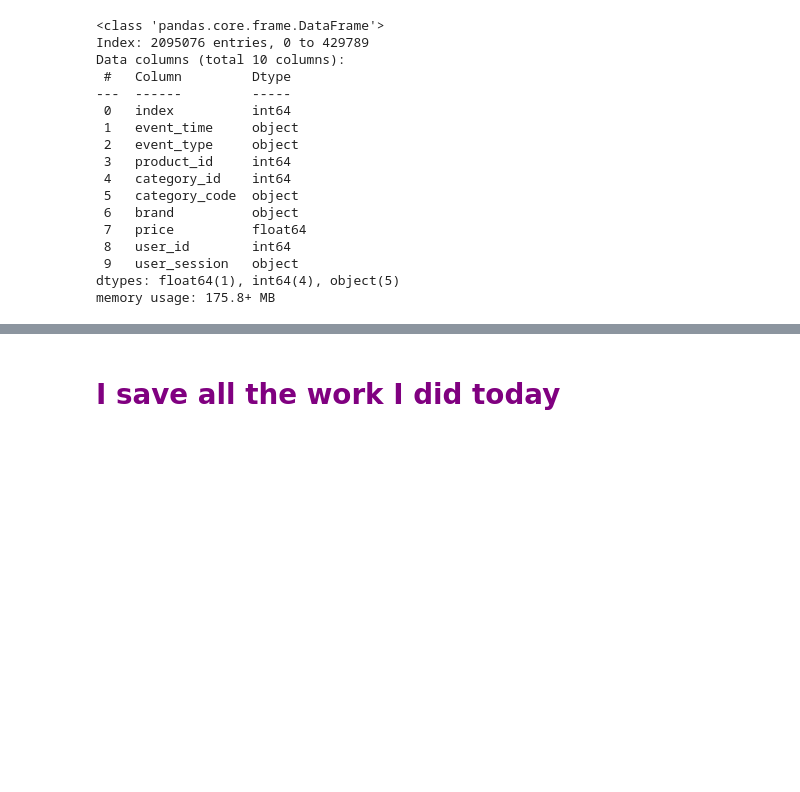
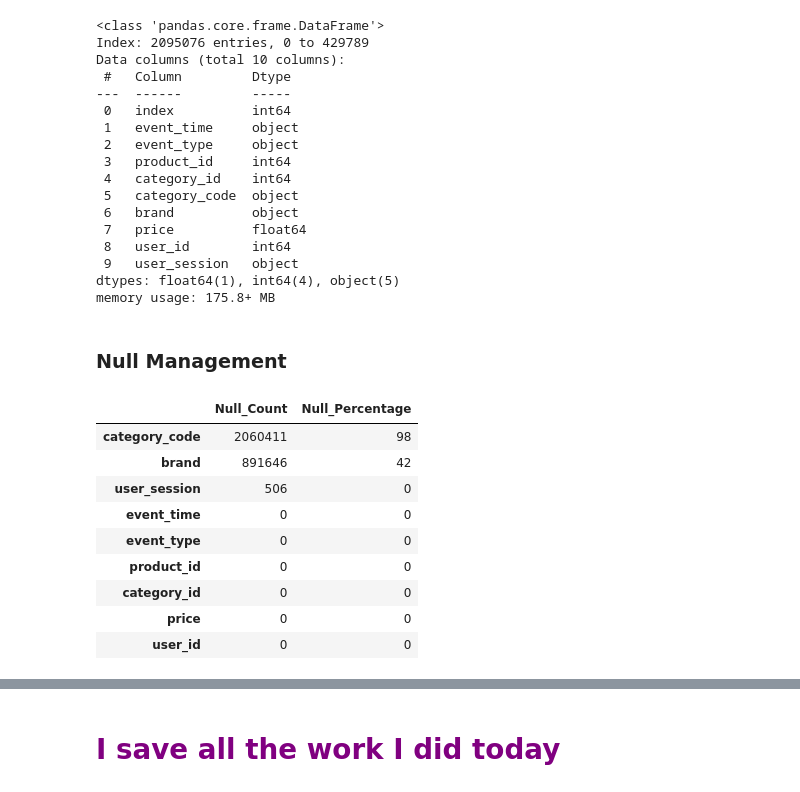
Before and after one commit to javierlopezm/Optimizacion_Ecommerce, a Jupyter notebook: Optimizacion_Ecommerce.ipynb, the cells around one changed output, grey strips where cells are left out. Cells and saved outputs as stored; diff of their text form; code cells hidden in the pictures; blank space fills up the shorter version.

```diff
--- a/Optimizacion_Ecommerce.ipynb
+++ b/Optimizacion_Ecommerce.ipynb
@@ -132,0 +135,20 @@ df_ecom.drop(columns='index', inplace=True)
+# %% [markdown]
+### Null Management
+# %%
+null_count  = df_ecom.isna().sum().sort_values(ascending=False)
+null_percentage = (df_ecom.isnull().mean() * 100).sort_values(ascending=False).astype(int)
+
+df_nulls = pd.DataFrame({'Null_Count':null_count, 'Null_Percentage':null_percentage})
+
+df_nulls
+# %% [output]
+|  | Null_Count | Null_Percentage |
+| category_code | 2060411 | 98 |
+| brand | 891646 | 42 |
+| user_session | 506 | 0 |
+| event_time | 0 | 0 |
+| event_type | 0 | 0 |
+| product_id | 0 | 0 |
+| category_id | 0 | 0 |
+| price | 0 | 0 |
+| user_id | 0 | 0 |
```
Also changed, not shown: parts of 22 cells of this notebook.
